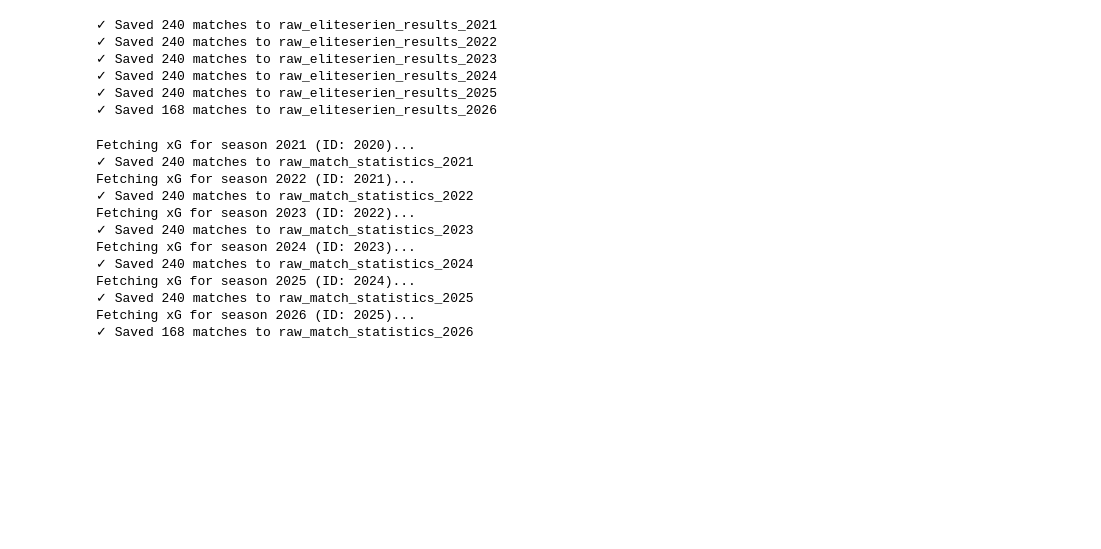
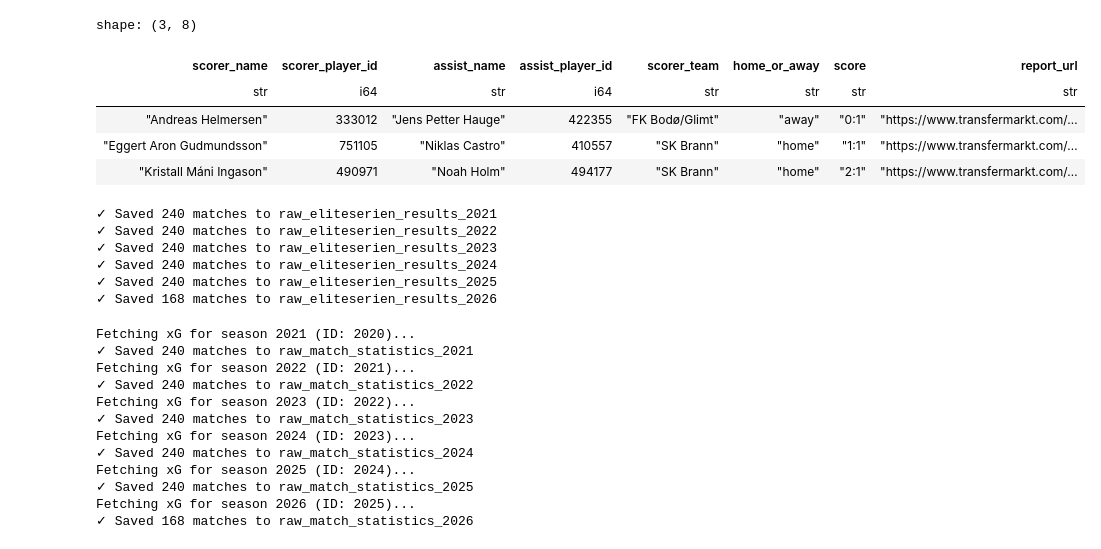
Before and after one commit to PolarsDude/brann_ticket_sales_forecasting, a Jupyter notebook: ingest_data.ipynb, the cells around one changed output. Cells and saved outputs as stored; diff of their text form; code cells hidden in the pictures; blank space fills up the shorter version.

```diff
--- a/ingest_data.ipynb
+++ b/ingest_data.ipynb
@@ -16,3 +39,12 @@ from src.utils import (
+# %%
+pl.DataFrame(brann_bodo_goal_contributions)
+# %% [output]
+shape: (3, 8)
+| scorer_name | scorer_player_id | assist_name | assist_player_id | scorer_team | home_or_away | score | report_url |
+| str | i64 | str | i64 | str | str | str | str |
+| "Andreas Helmersen" | 333012 | "Jens Petter Hauge" | 422355 | "FK Bodø/Glimt" | "away" | "0:1" | "https://www.transfermarkt.com/… |
+| "Eggert Aron Gudmundsson" | 751105 | "Niklas Castro" | 410557 | "SK Brann" | "home" | "1:1" | "https://www.transfermarkt.com/… |
+| "Kristall Máni Ingason" | 490971 | "Noah Holm" | 494177 | "SK Brann" | "home" | "2:1" | "https://www.transfermarkt.com/… |
 # %%
 seasons = [
     (2020,2021),
```
Also changed, not shown: parts of 6 cells of this notebook, 2 other files.
